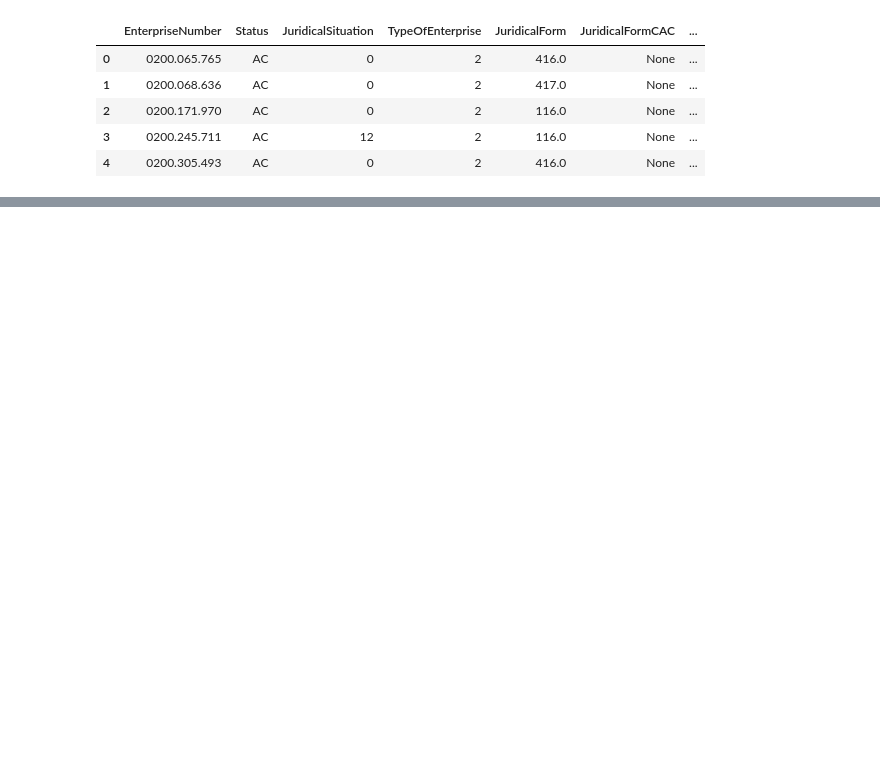
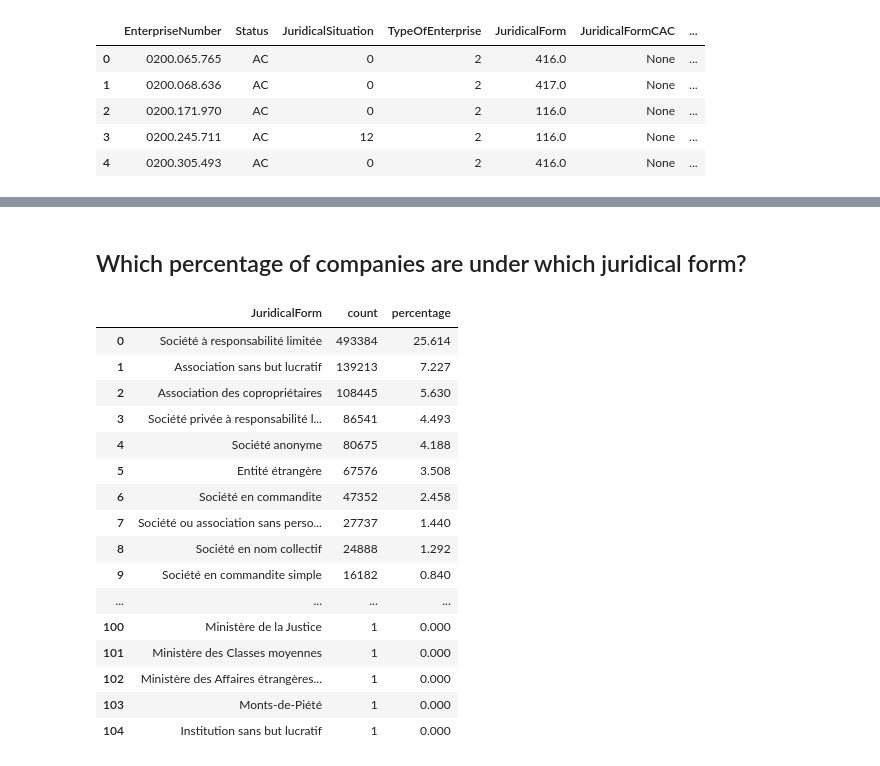
Before and after one commit to albertopd/challenge-data-analysis-sql, a Jupyter notebook: data-analysis-sql.ipynb, the cells around one changed output, grey strips where cells are left out. Saved outputs shown, nothing was run; the diff lists cells and outputs as text; code cells hidden in the pictures; blank space fills up the shorter version.

```diff
--- a/data-analysis-sql.ipynb
+++ b/data-analysis-sql.ipynb
@@ -22,0 +111,37 @@ enterprise_df.head()
+# %% [markdown]
+## Which percentage of companies are under which juridical form?
+# %%
+query = """
+    SELECT
+        cjf.Description AS JuridicalForm,
+        COUNT(*) AS count,
+        ROUND(100.0 * COUNT(*) / (SELECT COUNT(*) FROM enterprise), 3) AS percentage
+    FROM enterprise AS e
+    INNER JOIN code AS cjf
+        ON cjf.Category = 'JuridicalForm'
+        AND cjf.Language = 'FR'
+        AND e.JuridicalForm = cjf.Code
+    GROUP BY JuridicalForm
+    ORDER BY count DESC;
+"""
+
+df  = pd.read_sql_query(query, conn)
+df.head(110)
+# %% [output]
+|  | JuridicalForm | count | percentage |
+| 0 | Société à responsabilité limitée | 493384 | 25.614 |
+| 1 | Association sans but lucratif | 139213 | 7.227 |
+| 2 | Association des copropriétaires | 108445 | 5.630 |
+| 3 | Société privée à responsabilité l... | 86541 | 4.493 |
+| 4 | Société anonyme | 80675 | 4.188 |
+| 5 | Entité étrangère | 67576 | 3.508 |
+| 6 | Société en commandite | 47352 | 2.458 |
+| 7 | Société ou association sans perso... | 27737 | 1.440 |
+| 8 | Société en nom collectif | 24888 | 1.292 |
+| 9 | Société en commandite simple | 16182 | 0.840 |
+| ... | ... | ... | ... |
+| 100 | Ministère de la Justice | 1 | 0.000 |
+| 101 | Ministère des Classes moyennes | 1 | 0.000 |
+| 102 | Ministère des Affaires étrangères... | 1 | 0.000 |
+| 103 | Monts-de-Piété | 1 | 0.000 |
+| 104 | Institution sans but lucratif | 1 | 0.000 |
```
Also changed, not shown: parts of 22 cells of this notebook, 1 other file.
